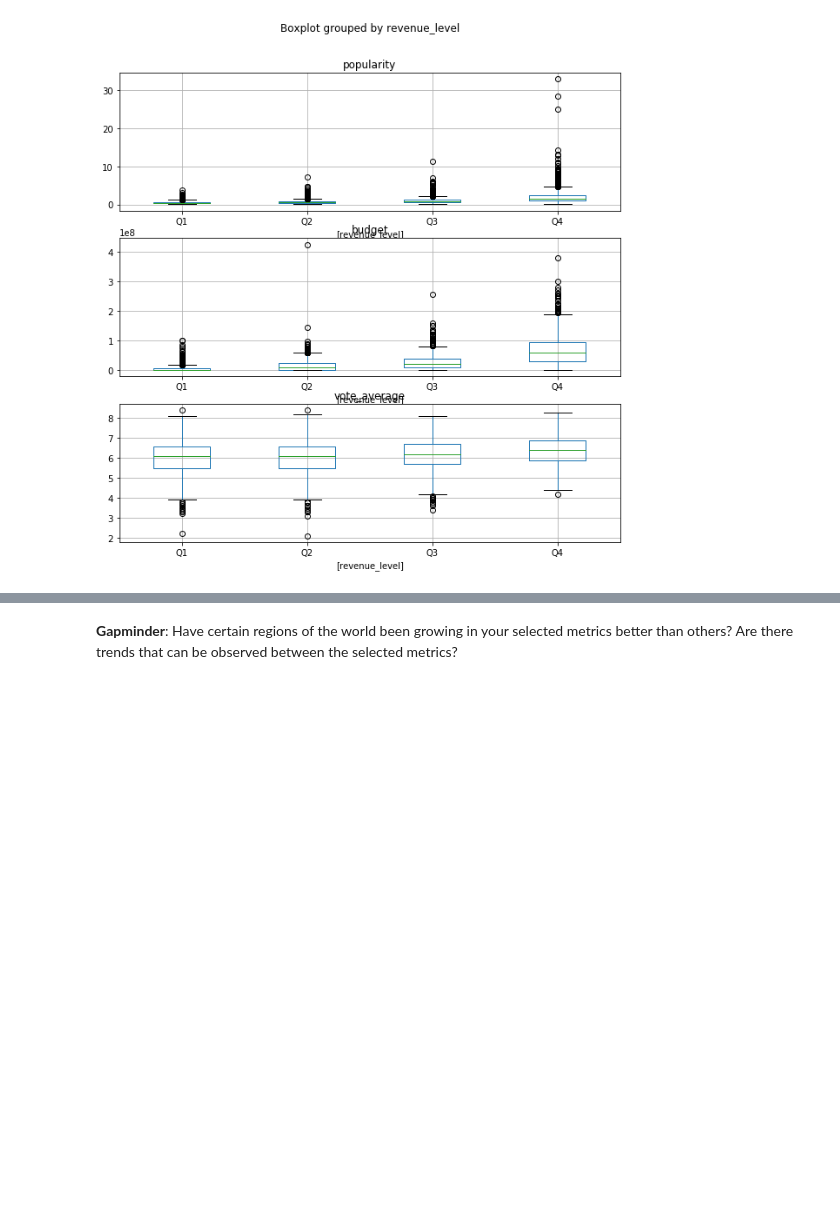
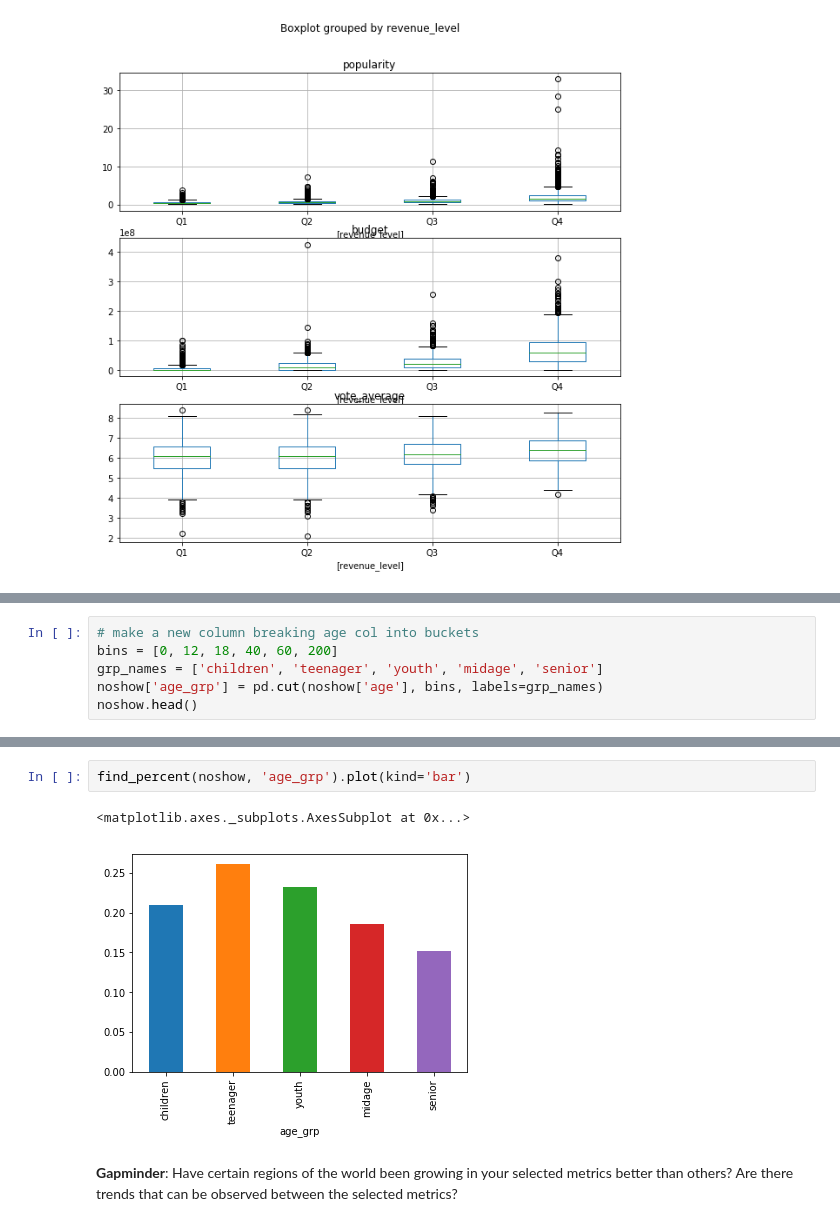
Before and after one commit to georgeliu1998/dand2, a Jupyter notebook: investigate-a-dataset/investigate-a-dataset.ipynb, the cells around one changed output, grey strips where cells are left out. Saved outputs shown, nothing was run; the diff lists cells and outputs as text; blank space fills up the shorter version.

```diff
--- a/investigate-a-dataset/investigate-a-dataset.ipynb
+++ b/investigate-a-dataset/investigate-a-dataset.ipynb
@@ -302,0 +313,6 @@ tmdb_sub.loc[:,['vote_average', 'revenue_level']].boxplot(by='revenue_level', ax
+# %%
+# make a new column breaking age col into buckets
+bins = [0, 12, 18, 40, 60, 200]
+grp_names = ['children', 'teenager', 'youth', 'midage', 'senior']
+noshow['age_grp'] = pd.cut(noshow['age'], bins, labels=grp_names)
+noshow.head()
@@ -303,3 +326,8 @@ tmdb_sub.loc[:,['vote_average', 'revenue_level']].boxplot(by='revenue_level', ax
+# %%
+find_percent(noshow, 'age_grp').plot(kind='bar')
+# %% [output]
+<matplotlib.axes._subplots.AxesSubplot at 0x...>
+[figure, added]
 # %% [markdown]
 **Gapminder**: Have certain regions of the world been growing in your selected metrics better than others? Are there trends that can be observed between the selected metrics?
 # %% [markdown]
```
Also changed, not shown: parts of 18 cells of this notebook.
